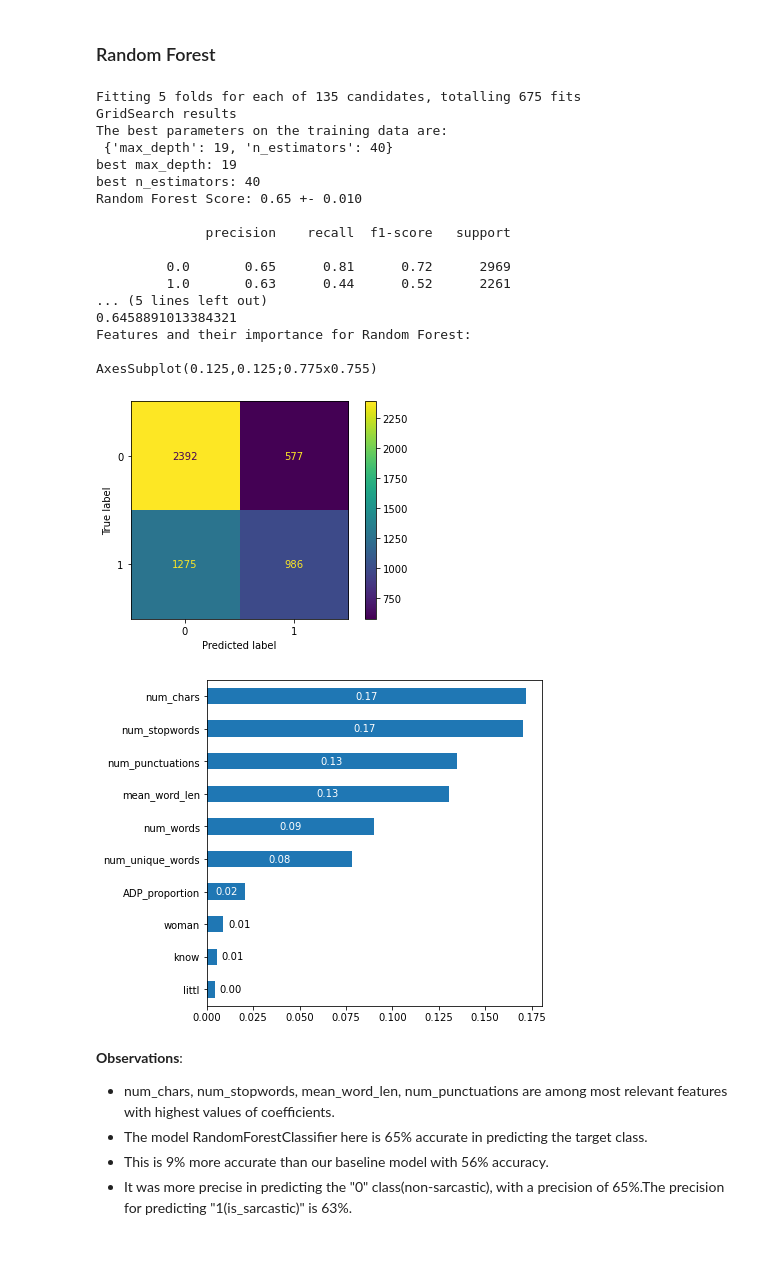
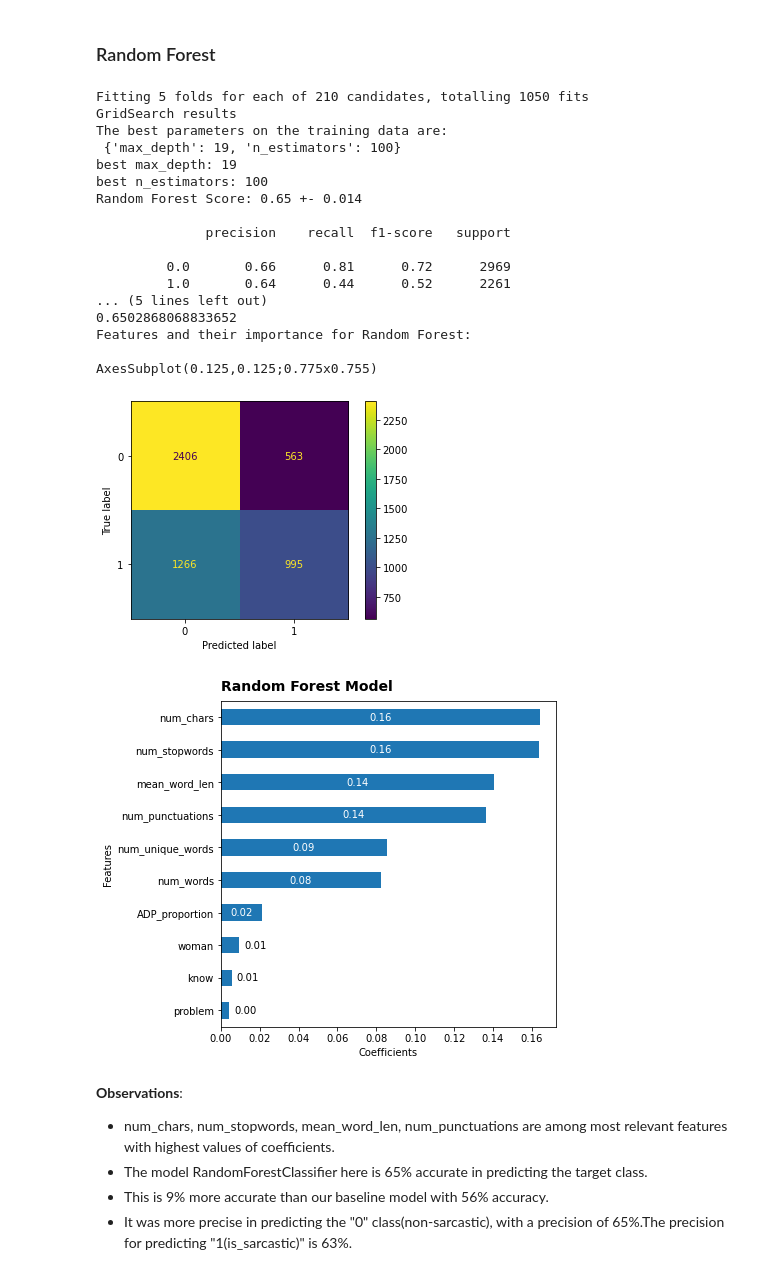
Before and after one commit to sabaiitj/Capstone_Sarcasm_Detection, a Jupyter notebook: code/03_Model-Building_Select_K_Best.ipynb, the cells around one changed output. Saved outputs shown, nothing was run; the diff lists cells and outputs as text; code cells hidden in the pictures.

```diff
--- a/code/03_Model-Building_Select_K_Best.ipynb
+++ b/code/03_Model-Building_Select_K_Best.ipynb
@@ -173,6 +173,16 @@ def rfscore2(X_train, X_test, y_train, y_test,n_estimators,max_depth):
     feature_importances = pd.Series(best_rf_gs.feature_importances_, index=X_train.columns).sort_values().tail(10)
     fig, ax = plt.subplots(figsize=(10, 10))
     print(feature_importances.plot(kind="barh", figsize=(6,6)))
+
+    ax.set_ylabel('Features')
+    ax.set_xlabel('Coefficients')
+    ax.set_title('Random Forest Model',
+             fontdict=dict(fontsize=14,
+                           fontweight='bold',
+                           color='black'),
+             pad=10,
+             loc='left', )
+
     max_width = 0
     for rect in ax.patches:
         if rect.get_width()>max_width:
@@ -209,30 +219,30 @@ def score(model, name, X, y):
     print('{} Score: {:.2f} +- {:.3f}'.format(name,
                                               s.mean(),
                                               2 * s.std()))
-# %%
-n_estimators = list(range(10,100,10))
-max_depth = list(range(1, 30, 2))
-rfscore2(X_train_feat_select, X_test_feat_select, y_train, y_test,n_estimators,max_depth)
-# %% [output]
-Fitting 5 folds for each of 135 candidates, totalling 675 fits
-GridSearch results
-The best parameters on the training data are:
- {'max_depth': 19, 'n_estimators': 40}
-best max_depth: 19
-best n_estimators: 40
-Random Forest Score: 0.65 +- 0.010
-
-              precision    recall  f1-score   support
-
-         0.0       0.65      0.81      0.72      2969
-         1.0       0.63      0.44      0.52      2261
-... (5 lines left out)
-0.6458891013384321
-Features and their importance for Random Forest:
-
-AxesSubplot(0.125,0.125;0.775x0.755)
-[figure, removed]
-[figure, removed]
+# %%
+n_estimators = list(range(10,150,10))
+max_depth = list(range(1, 30, 2))
+rfscore2(X_train_feat_select, X_test_feat_select, y_train, y_test,n_estimators,max_depth)
+# %% [output]
+Fitting 5 folds for each of 210 candidates, totalling 1050 fits
+GridSearch results
+The best parameters on the training data are:
+ {'max_depth': 19, 'n_estimators': 100}
+best max_depth: 19
+best n_estimators: 100
+Random Forest Score: 0.65 +- 0.014
+
+              precision    recall  f1-score   support
+
+         0.0       0.66      0.81      0.72      2969
+         1.0       0.64      0.44      0.52      2261
+... (5 lines left out)
+0.6502868068833652
+Features and their importance for Random Forest:
+
+AxesSubplot(0.125,0.125;0.775x0.755)
+[figure, added]
+[figure, added]
 # %% [markdown]
 **Observations**:
 
```
Also changed, not shown: parts of 1 cell of this notebook, 9 other files.
